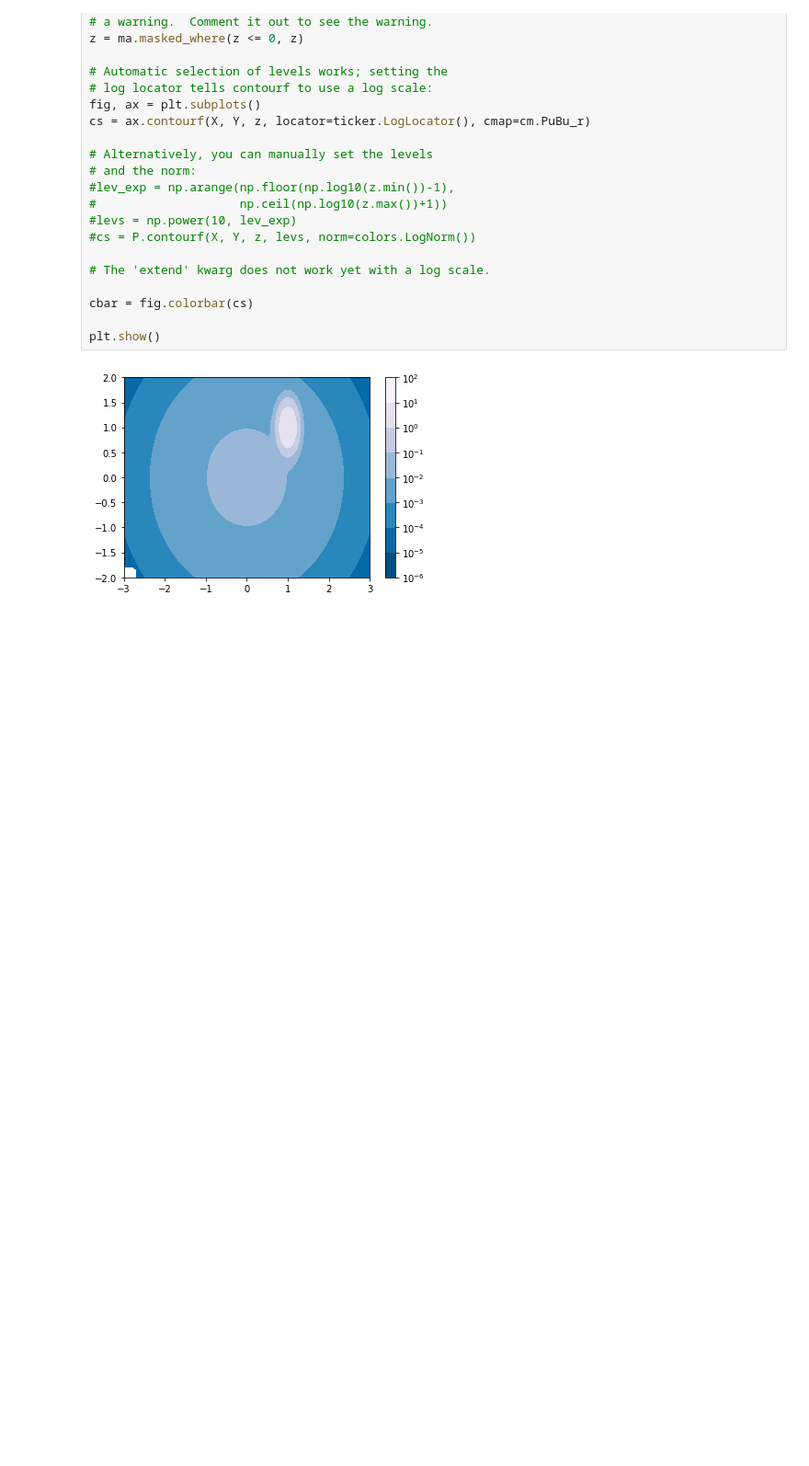
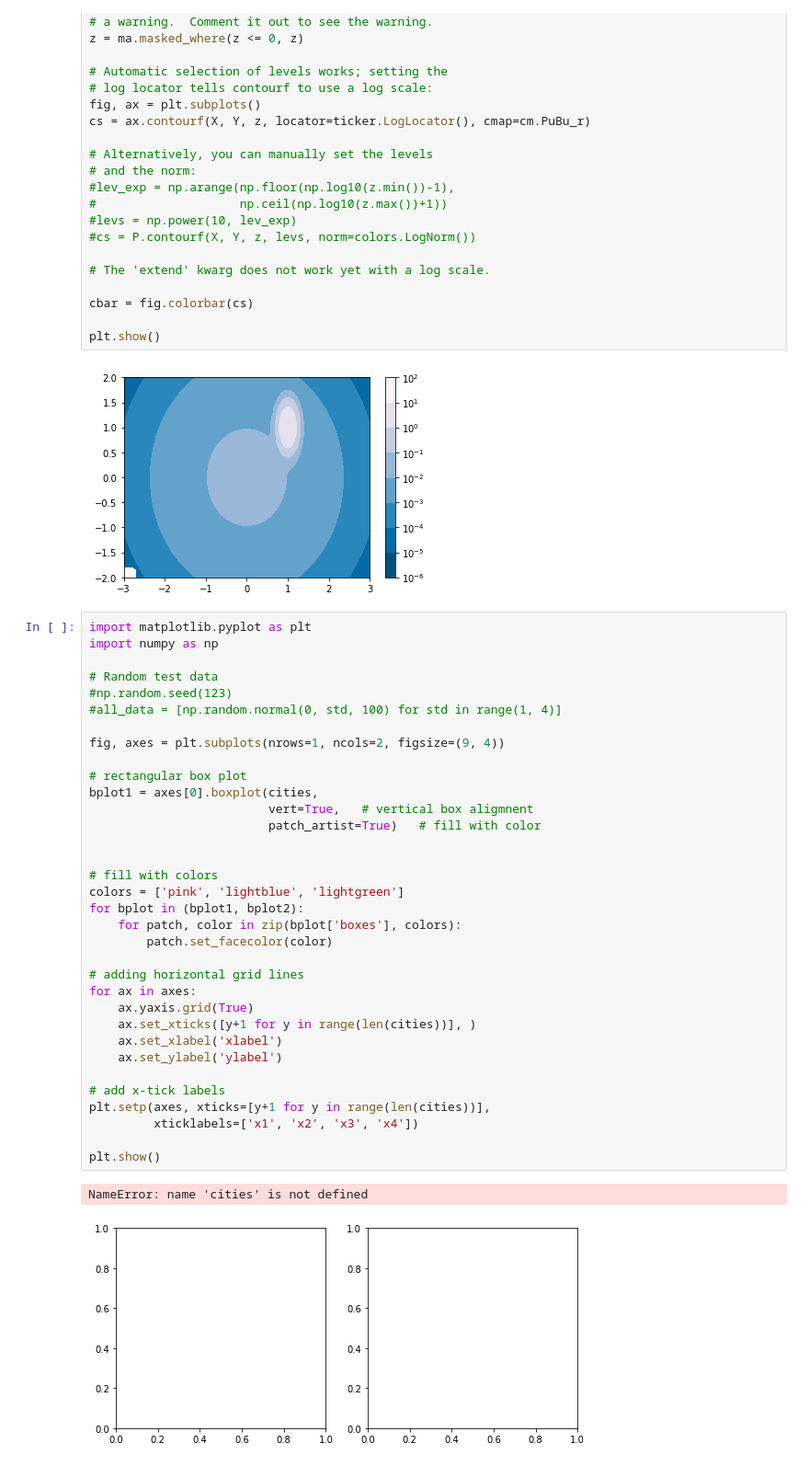
Before and after one commit to FRA228/ce599, a Jupyter notebook: 15-Data Viz 1/data-viz.ipynb, the cells around one changed output. Shown: that part at 92% size. Drawn from its saved outputs; the diff is of its cells as text; blank space fills up the shorter version.

```diff
--- a/15-Data Viz 1/data-viz.ipynb
+++ b/15-Data Viz 1/data-viz.ipynb
@@ -714,3 +714,40 @@ cbar = fig.colorbar(cs)
 plt.show()
 # %% [output]
 [figure]
+# %%
+import matplotlib.pyplot as plt
+import numpy as np
+
+# Random test data
+#np.random.seed(123)
+#all_data = [np.random.normal(0, std, 100) for std in range(1, 4)]
+
+fig, axes = plt.subplots(nrows=1, ncols=2, figsize=(9, 4))
+
+# rectangular box plot
+bplot1 = axes[0].boxplot(cities,
+                         vert=True,   # vertical box aligmnent
+                         patch_artist=True)   # fill with color
+
+
+# fill with colors
+colors = ['pink', 'lightblue', 'lightgreen']
+for bplot in (bplot1, bplot2):
+    for patch, color in zip(bplot['boxes'], colors):
+        patch.set_facecolor(color)
+
+# adding horizontal grid lines
+for ax in axes:
+    ax.yaxis.grid(True)
+    ax.set_xticks([y+1 for y in range(len(cities))], )
+    ax.set_xlabel('xlabel')
+    ax.set_ylabel('ylabel')
+
+# add x-tick labels
+plt.setp(axes, xticks=[y+1 for y in range(len(cities))],
+         xticklabels=['x1', 'x2', 'x3', 'x4'])
+
+plt.show()
+# %% [output]
+NameError: name 'cities' is not defined
+[figure, added]
```
Also changed, not shown: parts of 1 cell of this notebook, 2 other files.
